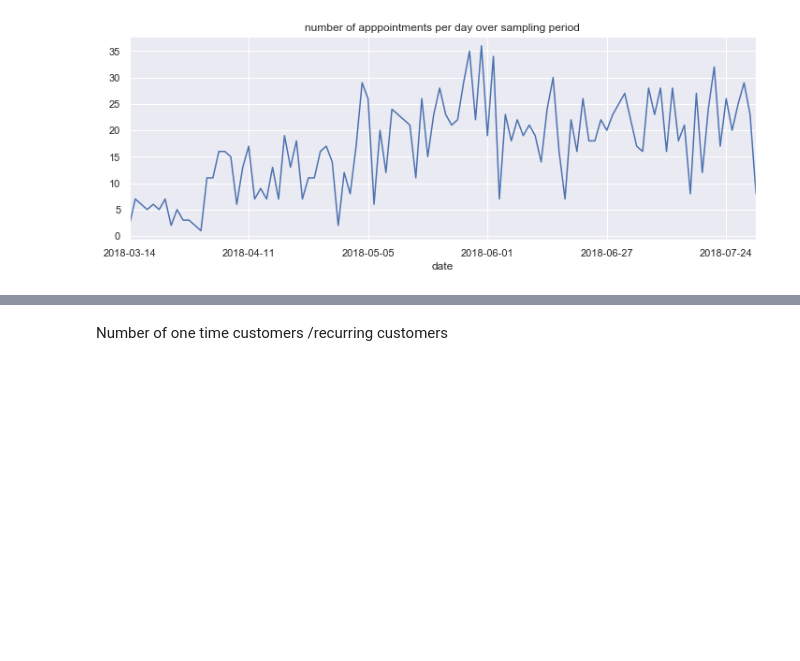
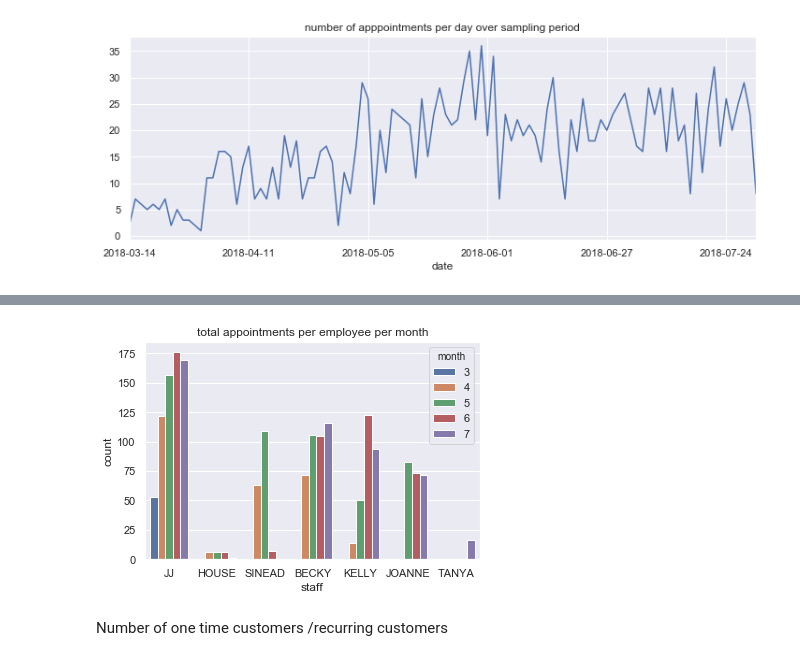
Before and after one commit to ericma007/p1, a Jupyter notebook: notebooks/Hair Salon Exploratory Data Analysis .ipynb, the cells around one changed output, grey strips where cells are left out. Drawn from its saved outputs; the diff is of its cells as text; code cells hidden in the pictures; blank space fills up the shorter version.

```diff
--- a/notebooks/Hair Salon Exploratory Data Analysis .ipynb
+++ b/notebooks/Hair Salon Exploratory Data Analysis .ipynb
@@ -63,3 +80,9 @@ df2['visit'].groupby(['date']).sum().plot.line()
+# %%
+df=superbooking.copy()
+plt.title("total appointments per employee per month")
+ax = sns.countplot(x="staff",hue="month",data=df2)
+# %% [output]
+[figure, added]
 # %% [markdown]
 Number of one time customers /recurring customers
 # %%
```
Also changed, not shown: parts of 29 cells of this notebook, 3 other files.
